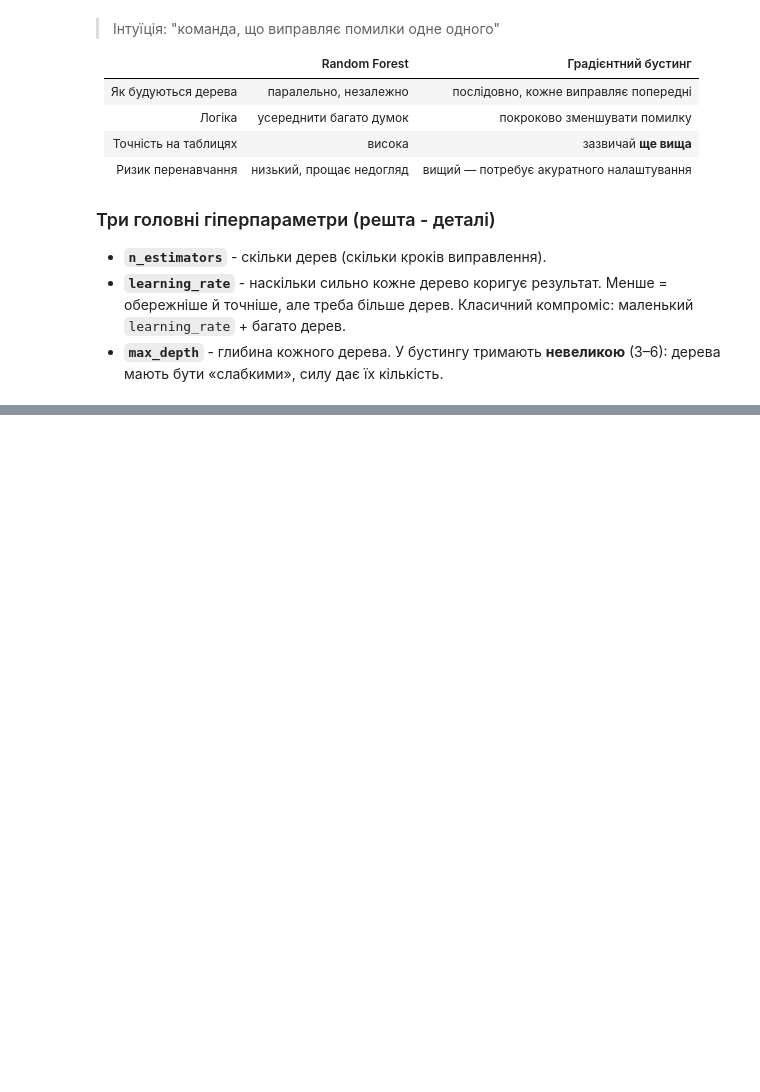
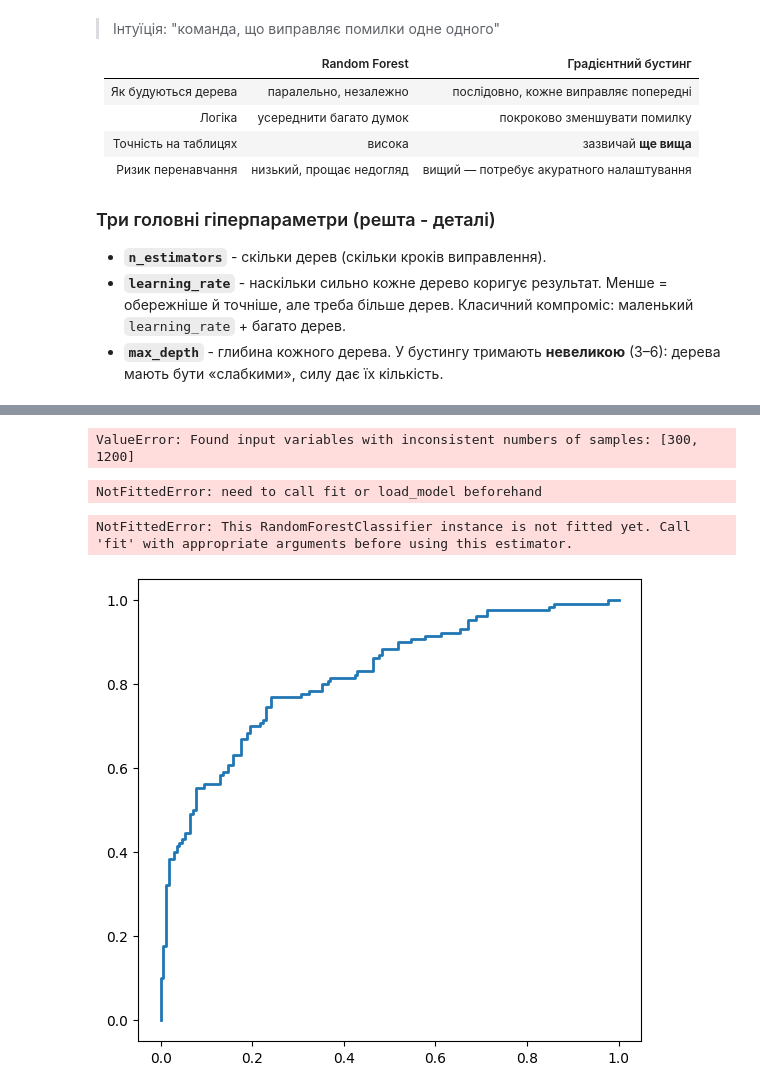
Before and after one commit to Wilson1994/DTA-2026, a Jupyter notebook: ML/XGBoost_LightGBM.ipynb, the cells around one changed output, grey strips where cells are left out. Drawn from its saved outputs; the diff is of its cells as text; code cells hidden in the pictures; blank space fills up the shorter version.

```diff
--- a/ML/XGBoost_LightGBM.ipynb
+++ b/ML/XGBoost_LightGBM.ipynb
@@ -105,3 +105,12 @@ CV accuracy: [0.767 0.747 0.683 0.74  0.747] | середнє: 0.737 ± 0.028
 - **`n_estimators`** - скільки дерев (скільки кроків виправлення).
 - **`learning_rate`** - наскільки сильно кожне дерево коригує результат. Менше = обережніше й точніше, але треба більше дерев. Класичний компроміс: маленький `learning_rate` + багато дерев.
 - **`max_depth`** - глибина кожного дерева. У бустингу тримають **невеликою** (3–6): дерева мають бути «слабкими», силу дає їх кількість.
+# %%
+from sklearn.metrics import accuracy_score, roc_auc_score
+from sklearn.ensemble import RandomForestClassifier
+from xgboost import XGBClassifier
+from lightgbm import LGBMClassifier
+
+X_tr = pd.get_dummies(X_train, columns=['contract'], dtype=int)
+X_te = pd.get_dummies(X_test, columns=['contract'], dtype=int).reindex(columns=X_tr.columns, fill_value=0)
+X_tr.head()
@@ -107,0 +124,55 @@ CV accuracy: [0.767 0.747 0.683 0.74  0.747] | середнє: 0.737 ± 0.028
+# %%
+models = {
+    'Logisticregression': pipe,
+    'RandomForest': RandomForestClassifier(n_estimators=300, max_depth=6, random_state=RANDOM_STATE),
+    'XGBoost': XGBClassifier(n_estimators=300, learnin_rate=0.05, max_depth=4, random_state=RANDOM_STATE, eval_metric='logloss'),
+    'LightGM': LGBMClassifier(n_estimators=300, learnin_rate=0.05, max_depth=4, random_state=RANDOM_STATE, verbose=-1)
+}
+
+rows = []
+for name, mdl in models.items():
+  if name == 'Logisticregression':
+    p = mdl.predict_proba(X_train)[:,1]
+  else:
+    mdl.fit(X_tr, y_train)
+    p = mdl.predict_proba(X_te)[:,1]
+  rows.append({
+     'model': name,
+     'accuracy': round(accuracy_score(y_test, (p >= 0.5).astype(int)), 3),
+     'roc-aud': round(roc_auc_score(y_test, p), 3)
+  })
+# %% [output]
+ValueError: Found input variables with inconsistent numbers of samples: [300, 1200]
+# %%
+xgb = models['XGBoost']
+imp = pd.DataFrame({
+    'feature': X_tr.columns,
+    'imp': xgb.feature_importances_.round(3)
+}).sort_value('imp', ascending=False)
+
+plt.figure(figsize=(7, 3.5))
+plt.bath(imp['feature'], imp['imp'])
+plt.gca().invert_yaxis()
+plt.show()
+
+imp
+# %% [output]
+NotFittedError: need to call fit or load_model beforehand
+# %%
+from sklearn.metrics import roc_curve, auc
+plt.figure(figsize=(6.5, 6))
+for name, mdl in models.items():
+    p = (mdl.predict_proba(X_test)[:, 1] if name == "Logisticregression"
+         else mdl.predict_proba(X_te)[:, 1])
+    fpr, tpr, _ = roc_curve(y_test, p)
+    plt.plot(fpr, tpr, lw=2, label=f"{name} (AUC={auc(fpr, tpr):.3f})")
+plt.plot([0, 1], [0, 1], "k--", label="Випадкове вгадування (AUC=0.5)")
+plt.xlabel("FPR — частка хибних тривог")
+plt.ylabel("TPR — частка зловлених позитивів (recall)")
+plt.title("ROC-криві: що вище й лівіше — то краще")
+plt.legend(loc="lower right")
+plt.tight_layout()
+plt.show()
+# %% [output]
+NotFittedError: This RandomForestClassifier instance is not fitted yet. Call 'fit' with appropriate arguments before using this estimator.
+[figure, added]
```
Also changed, not shown: parts of 1 cell of this notebook.
